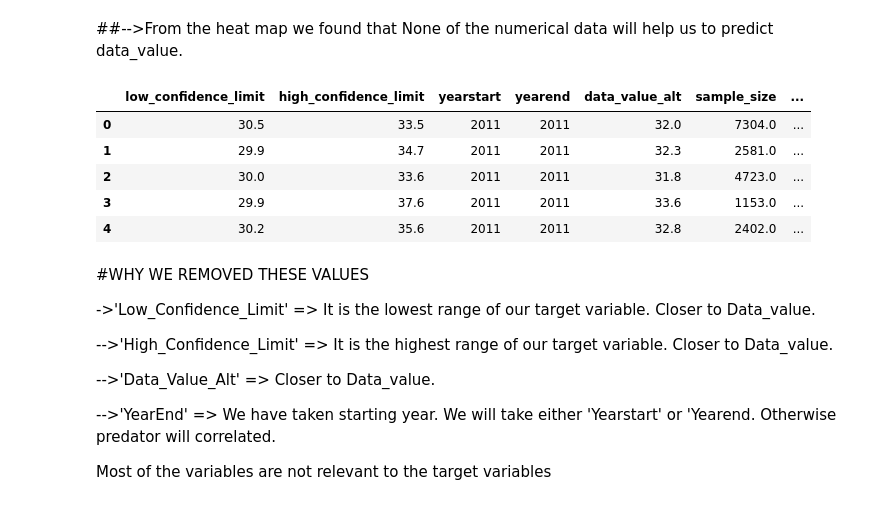
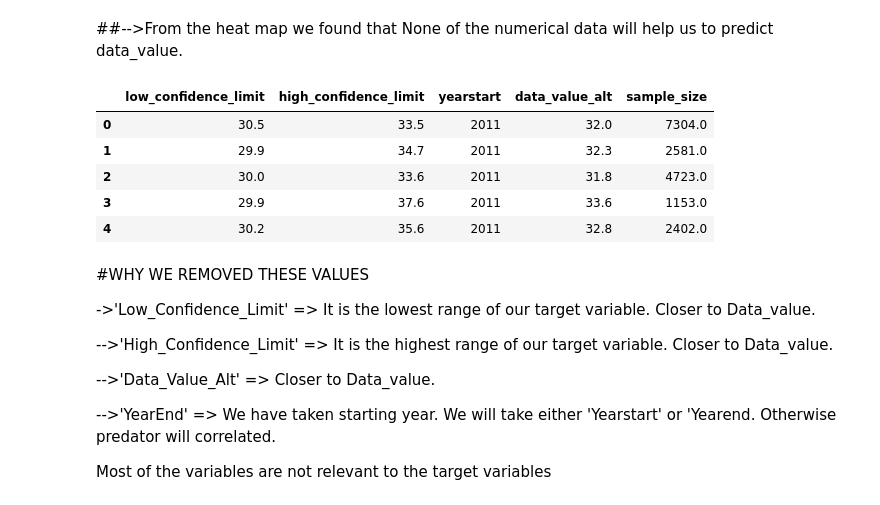
Before and after one commit to Jatansahu/GOLDDIGGER_GROUP12_PROJECT_01, a Jupyter notebook: DM_PROJECT_eda.ipynb, the cells around one changed output. Drawn from its saved outputs; the diff is of its cells as text; code cells hidden in the pictures.

```diff
--- a/DM_PROJECT_eda.ipynb
+++ b/DM_PROJECT_eda.ipynb
@@ -210,7 +210,7 @@ missing_percentage.index[8]
 # %%
 print("Droped columns are")
 for i in range(len(missing_percentage)):
-  if  missing_percentage[i] >85:
+  if  missing_percentage[i] >90:
     print(missing_percentage.index[i])
     data = data.drop([missing_percentage.index[i]],1)
 # %% [output]
@@ -232,15 +232,15 @@ ax = sns.heatmap(data.corr(), annot=True)
 # %% [markdown]
 ##-->From the heat map we found that None of the numerical data will help us to predict data_value.
 # %%
-unnecessary_col_num = data.loc[:,['low_confidence_limit', 'high_confidence_limit ','yearstart','yearend','data_value_alt','sample_size','locationid']]
+unnecessary_col_num = data.loc[:,['low_confidence_limit', 'high_confidence_limit ','yearstart','data_value_alt','sample_size']]
 unnecessary_col_num.head()
 # %% [output]
-|  | low_confidence_limit | high_confidence_limit | yearstart | yearend | data_value_alt | sample_size | ... |
-| 0 | 30.5 | 33.5 | 2011 | 2011 | 32.0 | 7304.0 | ... |
-| 1 | 29.9 | 34.7 | 2011 | 2011 | 32.3 | 2581.0 | ... |
-| 2 | 30.0 | 33.6 | 2011 | 2011 | 31.8 | 4723.0 | ... |
-| 3 | 29.9 | 37.6 | 2011 | 2011 | 33.6 | 1153.0 | ... |
-| 4 | 30.2 | 35.6 | 2011 | 2011 | 32.8 | 2402.0 | ... |
+|  | low_confidence_limit | high_confidence_limit | yearstart | data_value_alt | sample_size |
+| 0 | 30.5 | 33.5 | 2011 | 32.0 | 7304.0 |
+| 1 | 29.9 | 34.7 | 2011 | 32.3 | 2581.0 |
+| 2 | 30.0 | 33.6 | 2011 | 31.8 | 4723.0 |
+| 3 | 29.9 | 37.6 | 2011 | 33.6 | 1153.0 |
+| 4 | 30.2 | 35.6 | 2011 | 32.8 | 2402.0 |
 # %%
 # unnecessary_col = data.loc[:,['low_confidence_limit', 'high_confidence_limit ', 'data_value_alt', 'yearend', 'topic', 'class', 'datasource', 'questionid', 'classid', 'topicid', 'datavaluetypeid', 'data_value_type', 'stratificationcategoryid1', 'stratificationid1', 'geolocation', 'question', 'stratificationcategory1', 'stratification1']]
 # unnecessary_col.head()
```
Also changed, not shown: parts of 13 cells of this notebook.
